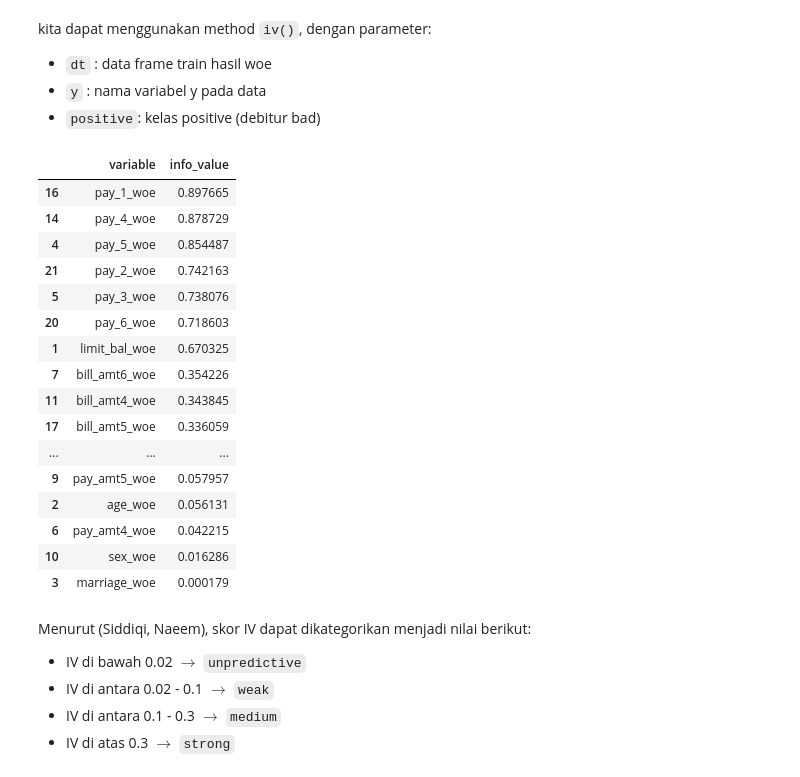
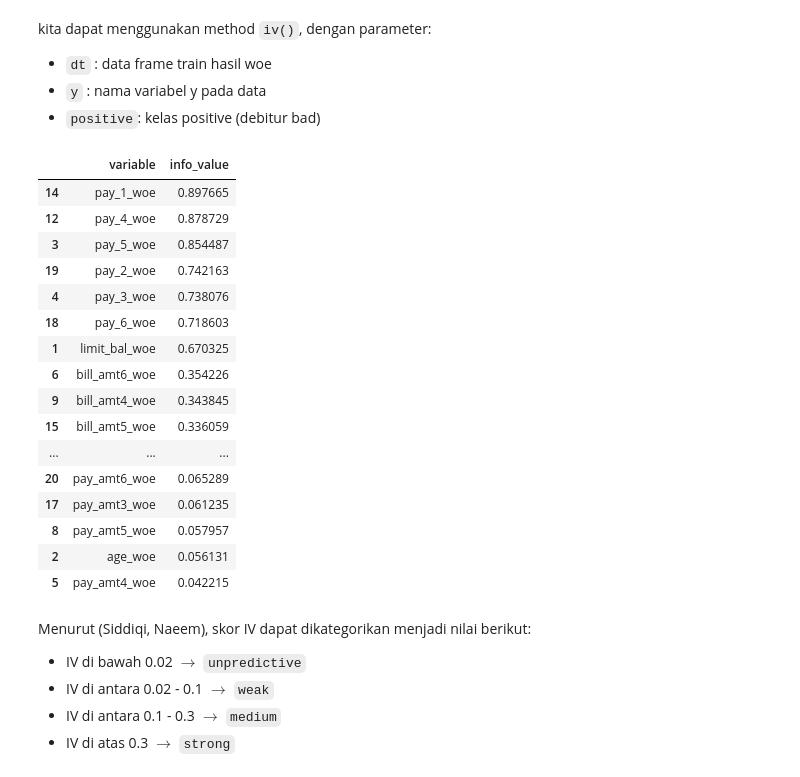
Before and after one commit to hwulanayu/scorecard_python, a Jupyter notebook: Behaviour Scorecard Prediction with Python.ipynb, the cells around one changed output. Cells and saved outputs as stored; diff of their text form; code cells hidden in the pictures.

```diff
--- a/Behaviour Scorecard Prediction with Python.ipynb
+++ b/Behaviour Scorecard Prediction with Python.ipynb
@@ -493,25 +483,25 @@ kita dapat menggunakan method `iv()`, dengan parameter:
 # %%
 sc.iv(dt = train_woe,
       y = "gb_flag",
-      positive = 0)
+      positive = 1)
 # %% [output]
 |  | variable | info_value |
-| 16 | pay_1_woe | 0.897665 |
-| 14 | pay_4_woe | 0.878729 |
-| 4 | pay_5_woe | 0.854487 |
-| 21 | pay_2_woe | 0.742163 |
-| 5 | pay_3_woe | 0.738076 |
-| 20 | pay_6_woe | 0.718603 |
+| 14 | pay_1_woe | 0.897665 |
+| 12 | pay_4_woe | 0.878729 |
+| 3 | pay_5_woe | 0.854487 |
+| 19 | pay_2_woe | 0.742163 |
+| 4 | pay_3_woe | 0.738076 |
+| 18 | pay_6_woe | 0.718603 |
 | 1 | limit_bal_woe | 0.670325 |
-| 7 | bill_amt6_woe | 0.354226 |
-| 11 | bill_amt4_woe | 0.343845 |
-| 17 | bill_amt5_woe | 0.336059 |
+| 6 | bill_amt6_woe | 0.354226 |
+| 9 | bill_amt4_woe | 0.343845 |
+| 15 | bill_amt5_woe | 0.336059 |
 | ... | ... | ... |
-| 9 | pay_amt5_woe | 0.057957 |
+| 20 | pay_amt6_woe | 0.065289 |
+| 17 | pay_amt3_woe | 0.061235 |
+| 8 | pay_amt5_woe | 0.057957 |
 | 2 | age_woe | 0.056131 |
-| 6 | pay_amt4_woe | 0.042215 |
-| 10 | sex_woe | 0.016286 |
-| 3 | marriage_woe | 0.000179 |
+| 5 | pay_amt4_woe | 0.042215 |
 # %% [markdown]
 Menurut (Siddiqi, Naeem), skor IV dapat dikategorikan menjadi nilai berikut:
 
```
Also changed, not shown: parts of 17 cells of this notebook.
